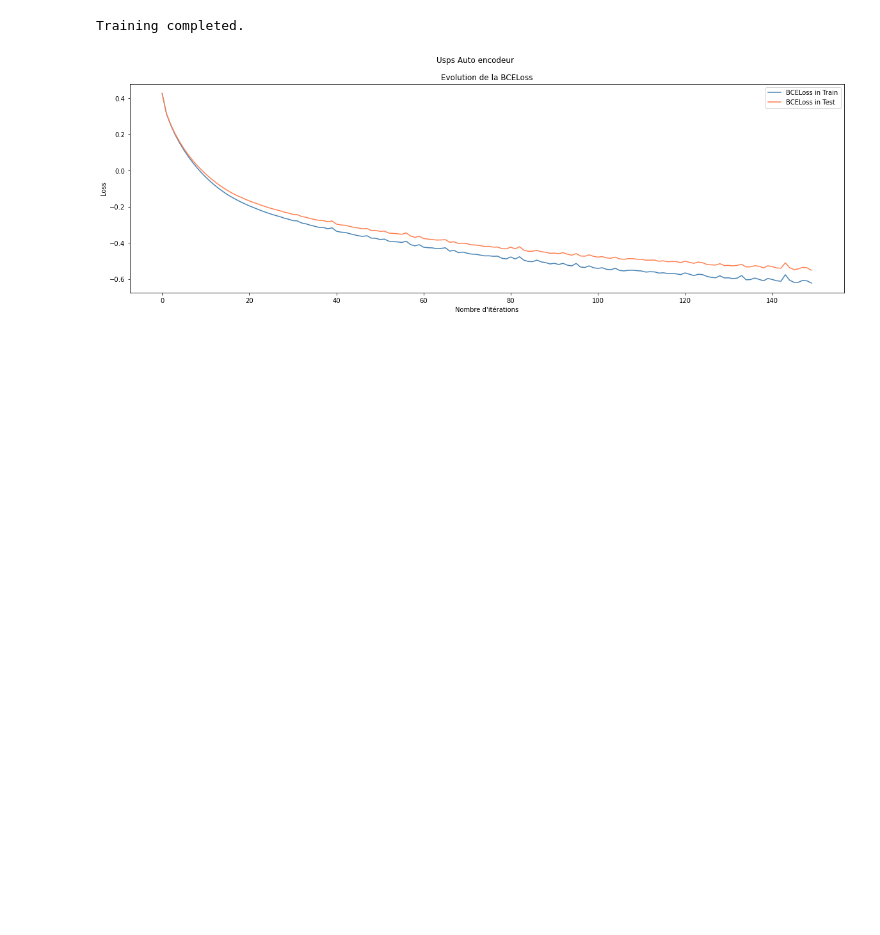
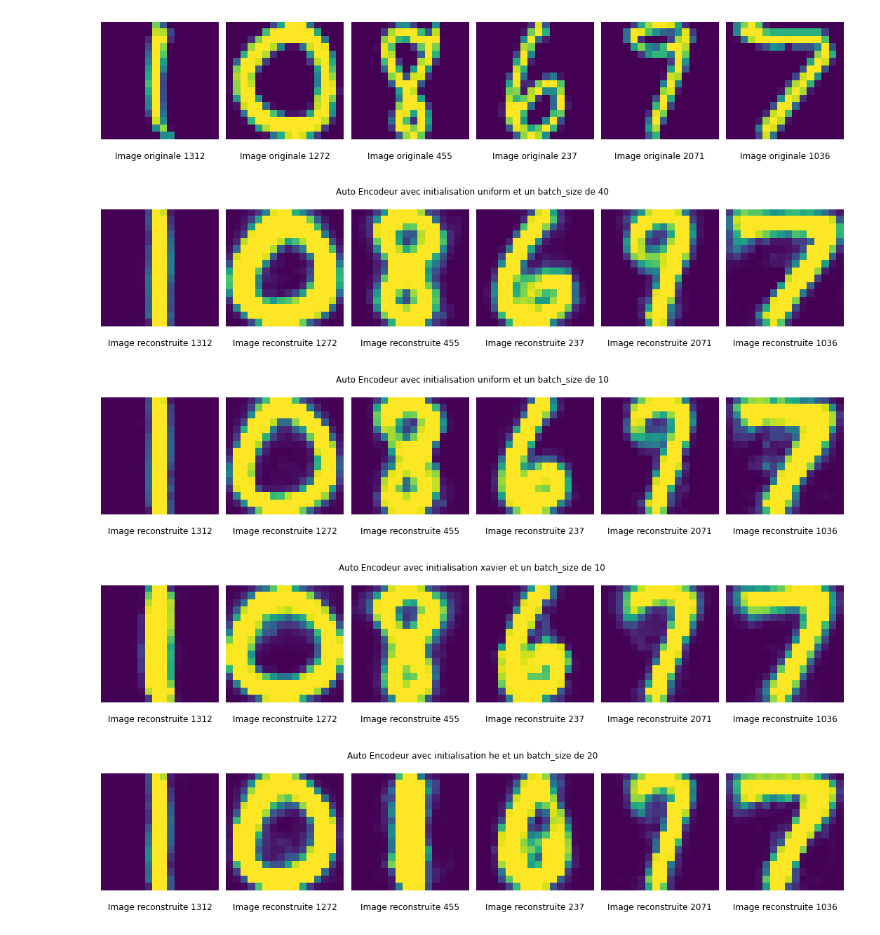
Before and after one commit to Amayas29/neural-networks, a Jupyter notebook: experimentations/autoencoder.ipynb, the cells around one changed output. Cells and saved outputs as stored; diff of their text form; code cells hidden in the pictures; blank space fills up the shorter version.

Commit message:
auto encoder ecg

```diff
--- a/experimentations/autoencoder.ipynb
+++ b/experimentations/autoencoder.ipynb
@@ -28,39 +74,69 @@ y_test = data["Y_test"]
+# %%
+def plot_usps_predictions(X, indices, originale=True, title=""):
+    img_title = "Image reconstruite"
+    if originale:
+        img_title = "Image originale"
+
+    num_images = len(indices)
+    figsize = (15, 3)
+
+    fig, axs = plt.subplots(nrows=1, ncols=num_images, figsize=figsize)
+    plt.subplots_adjust(top=1)
+    fig.suptitle(title)
+
+    for i, idx in enumerate(indices):
+        axs[i].imshow(X[idx].reshape((16, 16)))
+        axs[i].set_title(f"{img_title} {idx}", y=-0.2)
+        axs[i].axis("off")
+
+    fig.tight_layout()
+    plt.show()
+# %%
+classes = np.random.choice([0, 1, 2, 3, 4, 5, 6, 7, 8, 9], 6, replace=False)
+
+indices = []
+
+for cl in classes:
+    y_c = np.where(y_test == cl)[0]
+    indices.extend(list(np.random.choice(y_c, 1)))
+
+plot_usps_predictions(X_test, indices)
+
+
+for param, optim in zip(params, optims):
+    net = optim.net
+
+    Xhat = net(X_test)
+    plot_usps_predictions(Xhat, indices, originale=False, title=f"Auto Encodeur avec initialisation {param['init']} et un batch_size de {param['batch_size']}")
+# %% [output]
+[figure, added]
+[figure, added]
+[figure, added]
+[figure, added]
+[figure, added]
 # %%
+input_neurons = 256
+h1 = 100
+h2 = 10
 
-input_neurons = 256
-h1 = 160
-h2 = 120
-h3 = 60
-h4 = 10
+init = "xavier"
+batch_size = 10
 
 encoder = [
-    Linear(input_neurons, h1, bias=True, init="uniform"),
+    Linear(input_neurons, h1, bias=True, init=init),
     TanH(),
-    Linear(h1, h2, bias=True, init="uniform"),
+    Linear(h1, h2, bias=True, init=init),
     TanH(),
-    Linear(h2, h3, bias=True, init="uniform"),
-    TanH(),
-    Linear(h3, h4, bias=True, init="uniform"),
-    TanH()
 ]
 
 decoder = [
-    Linear(h4, h3, bias=True, init="uniform"),
+    Linear(h2, h1, bias=True, init=init),
     TanH(),
-    Linear(h3, h2, bias=True, init="uniform"),
-    TanH(),
-    Linear(h2, h1, bias=True, init="uniform"),
-    TanH(),
-    Linear(h1, input_neurons, bias=True, init="uniform"),
+    Linear(h1, input_neurons, bias=True, init=init),
     Sigmoide()
 ]
 
 net = Sequentiel([*encoder, *decoder])
 
-optim = Optim(net, BCELoss(), eps=1e-5)
-optim.SGD(X_train, X_train, test_train_split=True, batch_size=200, epochs=150, verbose=False)
-
-plot_net(optim, X_train, X_train, net_type="auto_encodeur", net_title="Usps Auto encodeur")
+optim = Optim(net, BCELoss(), eps=1e-3)
+optim.SGD(X_train, X_train, test_train_split=True, batch_size=batch_size, epochs=150, verbose=False)
-# %% [output]
-Training completed.
-[figure, removed]
```
Also changed, not shown: parts of 8 cells of this notebook, 3 other files.
